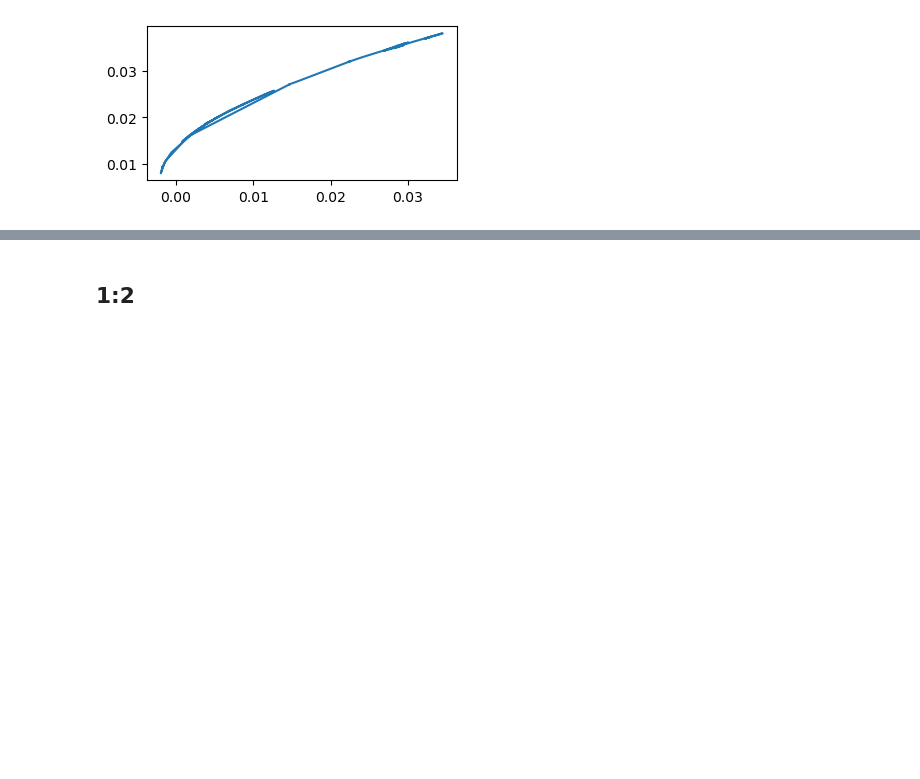
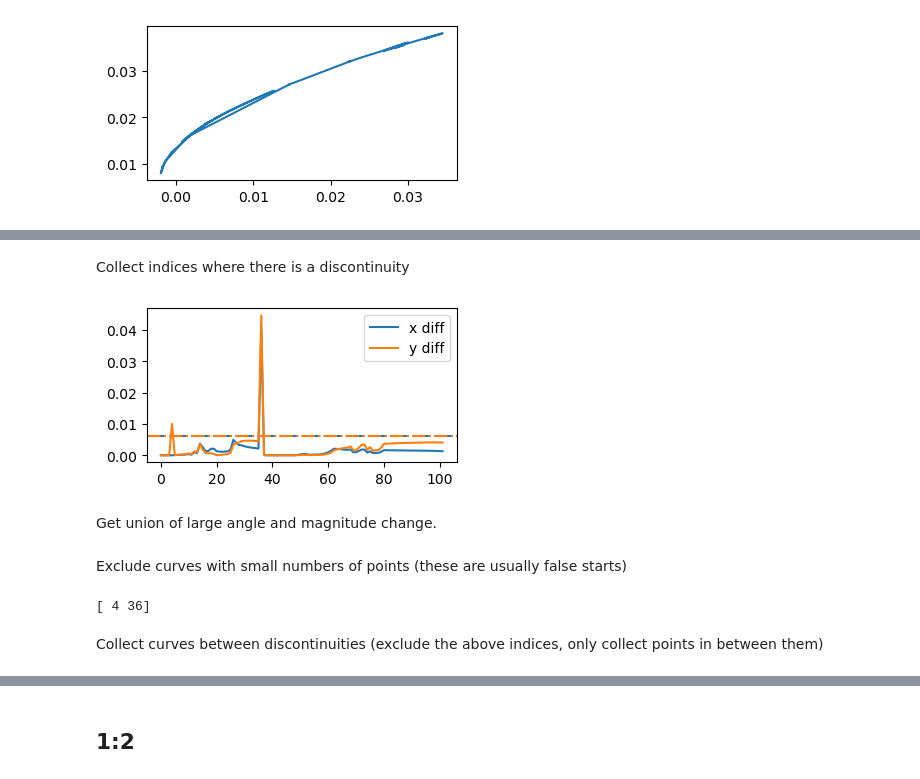
Before and after one commit to youngmp/nm, a Jupyter notebook: v2_jupyter/clean_diagram_thal1.ipynb, the cells around one changed output, grey strips where cells are left out. Drawn from its saved outputs; the diff is of its cells as text; code cells hidden in the pictures; blank space fills up the shorter version.

```diff
--- a/v2_jupyter/clean_diagram_thal1.ipynb
+++ b/v2_jupyter/clean_diagram_thal1.ipynb
@@ -15,8 +15,10 @@ def get_disjoint_idx(dat,dx=.1,dy=.1):
     x_idx = np.where(np.abs(np.diff(dat[:,0]))>dx)
     y_idx = np.where(np.abs(np.diff(dat[:,1]))>dy)
     fig,axs = plt.subplots(figsize=(4,2))
-    axs.plot(np.diff(dat[:,0]),label='x diff')
-    axs.plot(np.diff(dat[:,1]),label='y diff')
+    axs.plot(np.abs(np.diff(dat[:,0])),label='x diff')
+    axs.plot(np.abs(np.diff(dat[:,1])),label='y diff')
+    axs.axhline(dx,color='tab:blue',ls='--')
+    axs.axhline(dy,color='tab:orange',ls='-.')
     axs.legend()
     plt.show()
     return np.union1d(x_idx[0],y_idx[0])
@@ -395,0 +434,8 @@ np.savetxt(fname_new,curves)
+# %% [markdown]
+Collect indices where there is a discontinuity
+# %%
+idxs1 = get_disjoint_idx(dat,dy=.006,dx=.006)
+# %% [output]
+[figure, added]
+# %% [markdown]
+Get union of large angle and magnitude change.
@@ -395,0 +444,2 @@ np.savetxt(fname_new,curves)
+# %% [markdown]
+Exclude curves with small  numbers of points (these are usually false starts)
@@ -395,0 +448,6 @@ np.savetxt(fname_new,curves)
+# %%
+print(idxs)
+# %% [output]
+[ 4 36]
+# %% [markdown]
+Collect curves between discontinuities (exclude the above indices, only collect points in between them)
```
Also changed, not shown: parts of 69 cells of this notebook, 1 other file.
